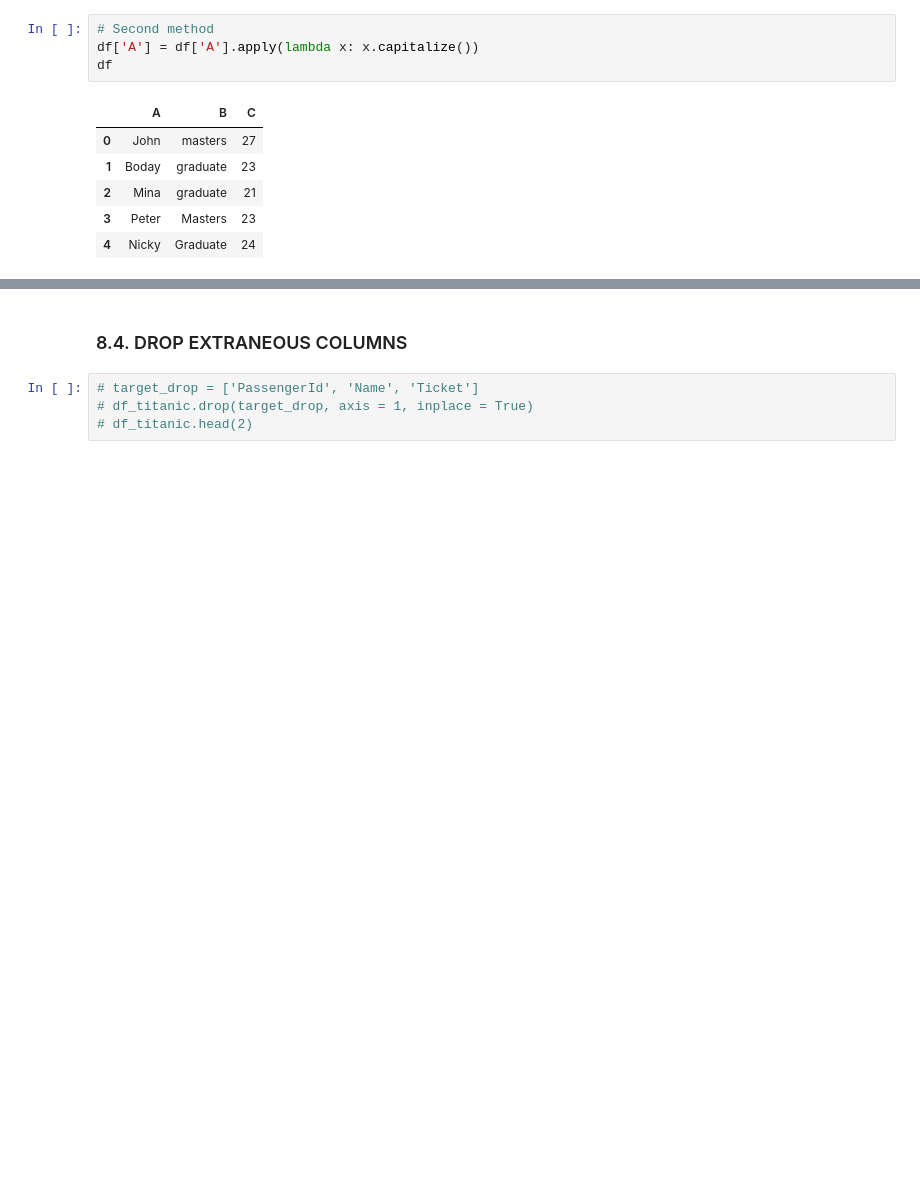
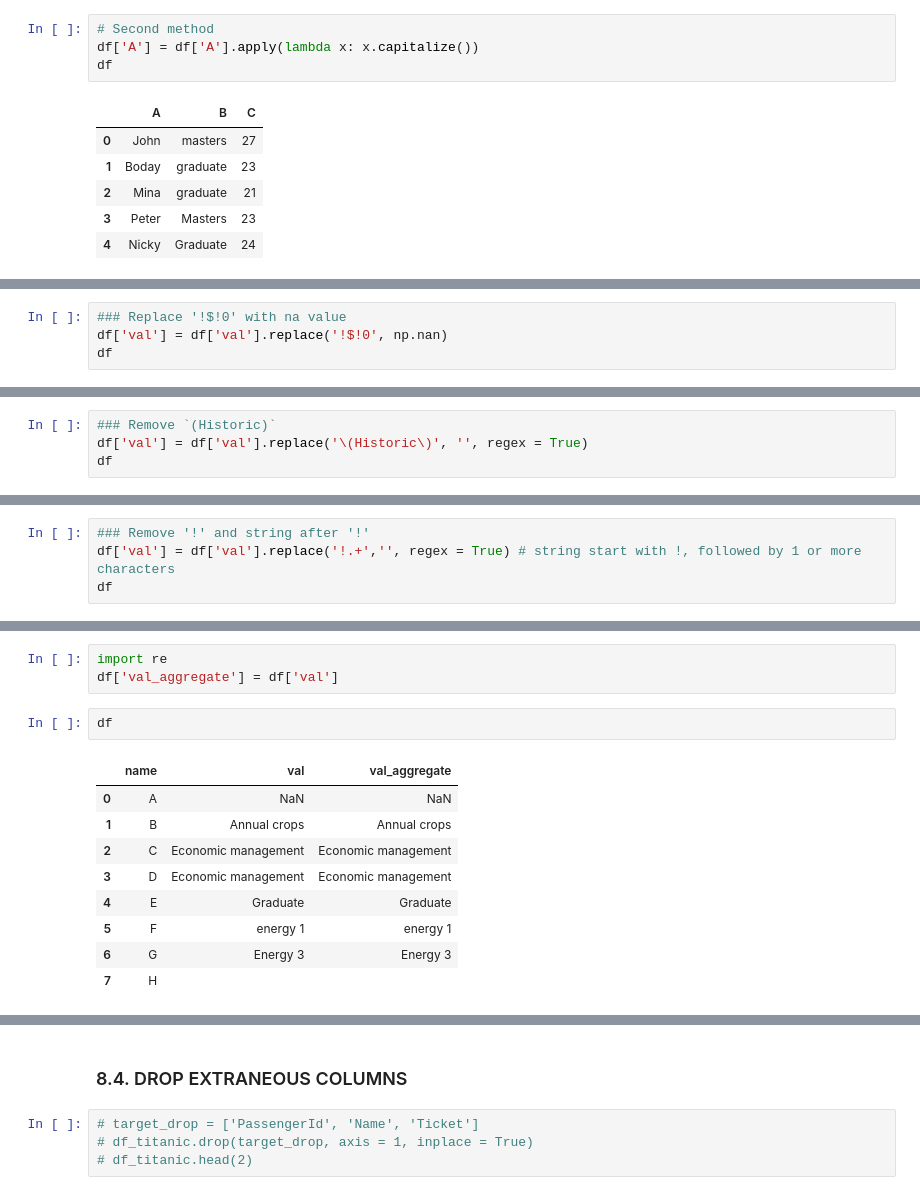
Before and after one commit to nhntran/All-About-Python-Pandas-Tutorials, a Jupyter notebook: Working with pandas - All you need to know .ipynb, the cells around one changed output, grey strips where cells are left out. Drawn from its saved outputs; the diff is of its cells as text; blank space fills up the shorter version.

```diff
--- a/Working with pandas - All you need to know .ipynb
+++ b/Working with pandas - All you need to know .ipynb
@@ -916,0 +1065,4 @@ df
+# %%
+### Replace '!$!0' with na value
+df['val'] = df['val'].replace('!$!0', np.nan)
+df
@@ -916,0 +1079,4 @@ df
+# %%
+### Remove `(Historic)`
+df['val'] = df['val'].replace('\(Historic\)', '', regex = True)
+df
@@ -916,0 +1093,4 @@ df
+# %%
+### Remove '!' and string after '!'
+df['val'] = df['val'].replace('!.+','', regex = True) # string start with !, followed by 1 or more characters
+df
@@ -916,0 +1107,15 @@ df
+# %%
+import re
+df['val_aggregate'] = df['val']
+# %%
+df
+# %% [output]
+|  | name | val | val_aggregate |
+| 0 | A | NaN | NaN |
+| 1 | B | Annual crops | Annual crops |
+| 2 | C | Economic management | Economic management |
+| 3 | D | Economic management | Economic management |
+| 4 | E | Graduate | Graduate |
+| 5 | F | energy 1 | energy 1 |
+| 6 | G | Energy 3 | Energy 3 |
+| 7 | H |  |  |
```
Also changed, not shown: parts of 52 cells of this notebook, 1 other file.
